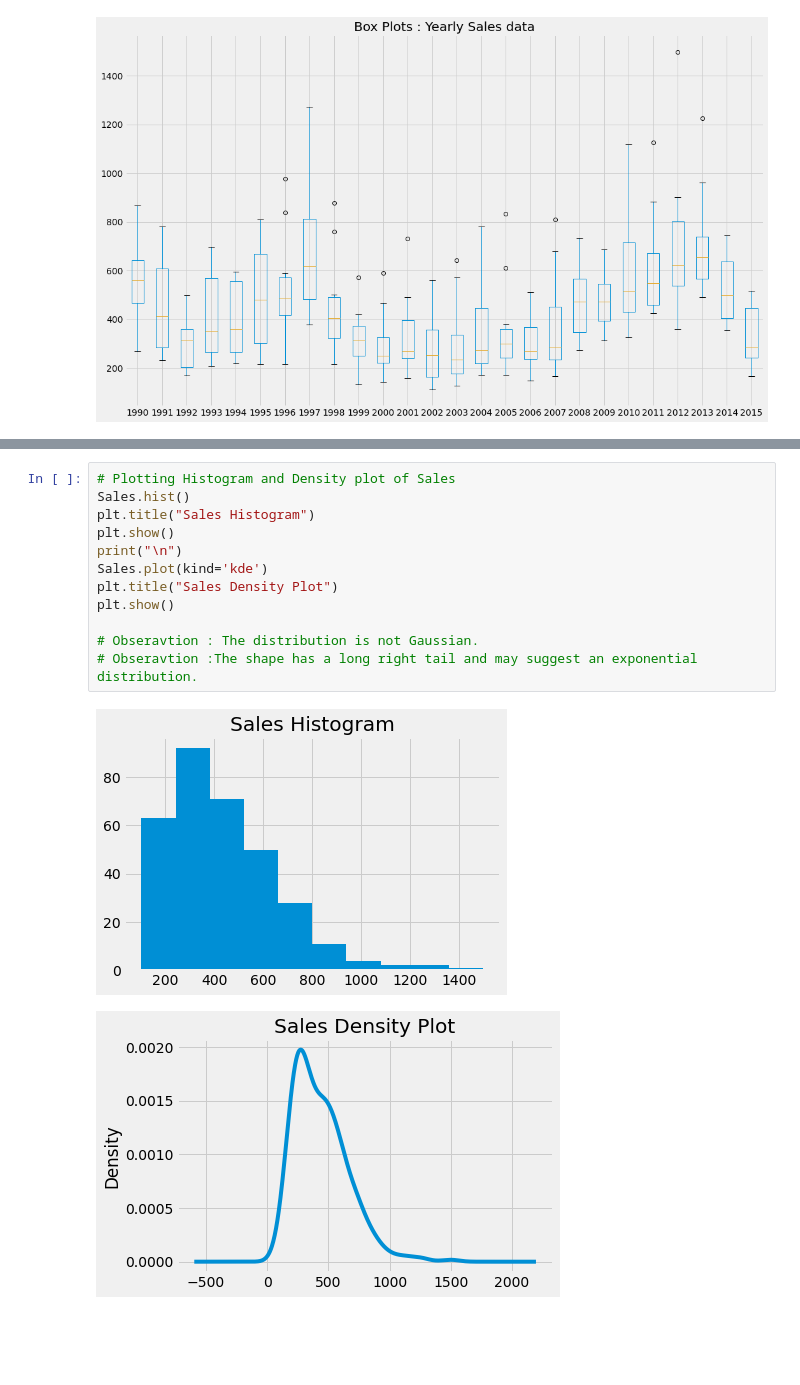
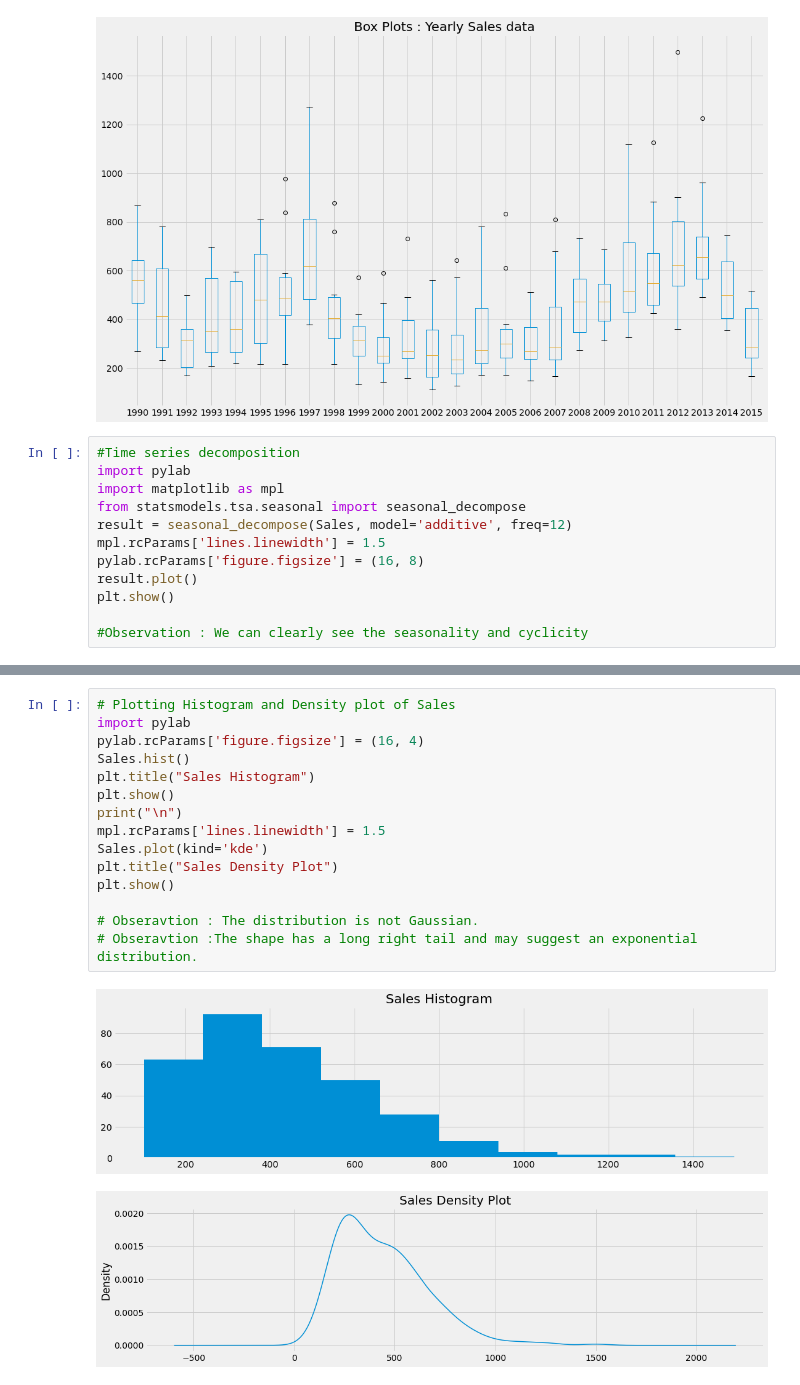
Before and after one commit to ankitaggarwal64/Time-Series-Sales-Forecasting-for-Agricultural-Equipments, a Jupyter notebook: Data_Understanding(EDA).ipynb, the cells around one changed output, grey strips where cells are left out. Saved outputs shown, nothing was run; the diff lists cells and outputs as text; blank space fills up the shorter version.

Commit message:
Feat : Exploration of Sales with visualizations
- Yearly seasonality is observed in Sales
- Cyclicity is also observed in Sales

```diff
--- a/Data_Understanding(EDA).ipynb
+++ b/Data_Understanding(EDA).ipynb
@@ -602,3 +602,15 @@ plt.show()
 ##Obseravtion : There seems to be cyclicity and outliers seems to be part of seasonal cycle
 # %% [output]
 [figure]
+# %%
+#Time series decomposition
+import pylab
+import matplotlib as mpl
+from statsmodels.tsa.seasonal import seasonal_decompose
+result = seasonal_decompose(Sales, model='additive', freq=12)
+mpl.rcParams['lines.linewidth'] = 1.5
+pylab.rcParams['figure.figsize'] = (16, 8)
+result.plot()
+plt.show()
+
+#Observation : We can clearly see the seasonality and cyclicity
@@ -605,15 +619,18 @@ plt.show()
 # %%
 # Plotting Histogram and Density plot of Sales
+import pylab
+pylab.rcParams['figure.figsize'] = (16, 4)
 Sales.hist()
 plt.title("Sales Histogram")
 plt.show()
 print("\n")
+mpl.rcParams['lines.linewidth'] = 1.5
 Sales.plot(kind='kde')
 plt.title("Sales Density Plot")
 plt.show()
 
 # Obseravtion : The distribution is not Gaussian.
 # Obseravtion :The shape has a long right tail and may suggest an exponential distribution.
 # %% [output]
-[figure, old version]
+[figure, new version]
-[figure, old version]
+[figure, new version]
```
Also changed, not shown: parts of 12 cells of this notebook.
